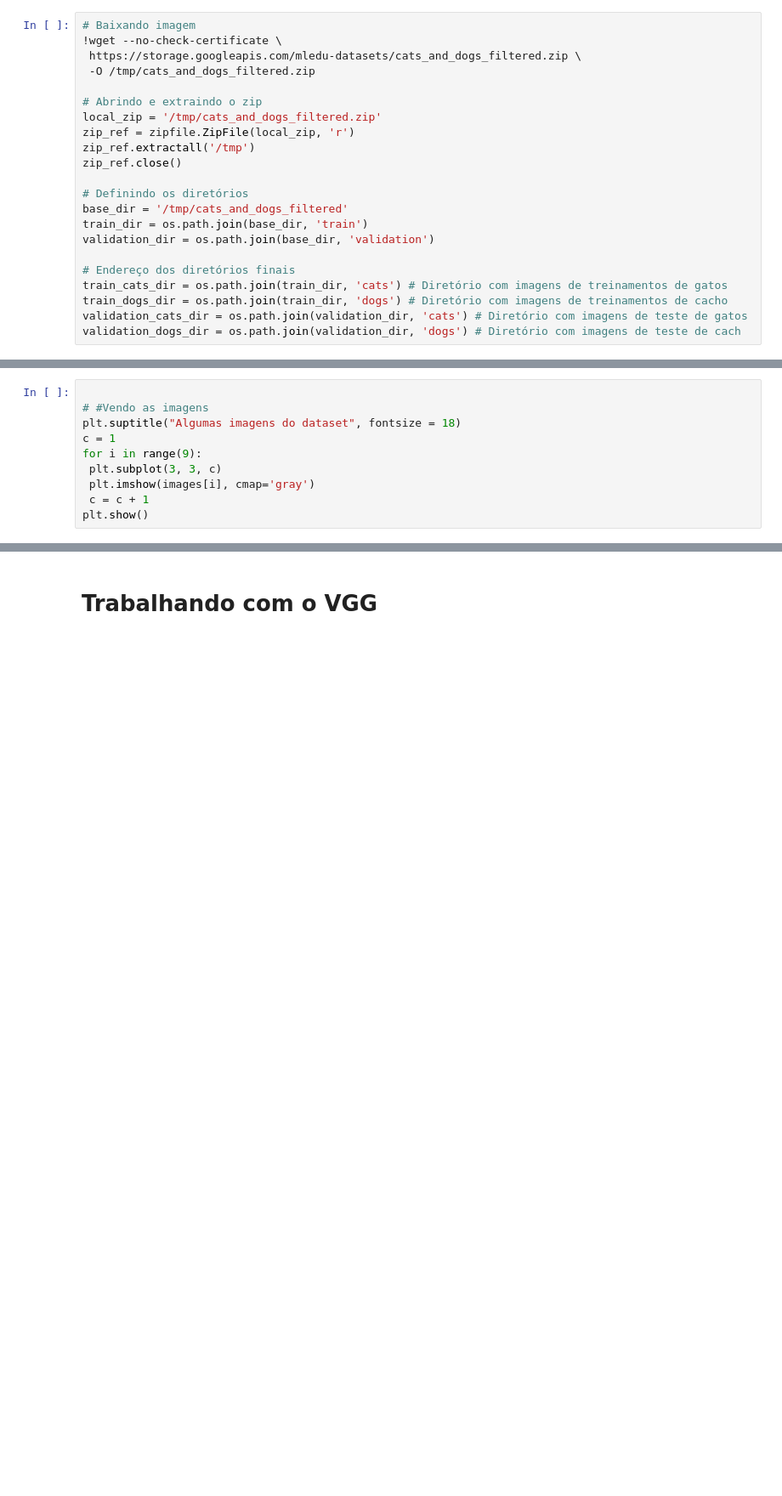
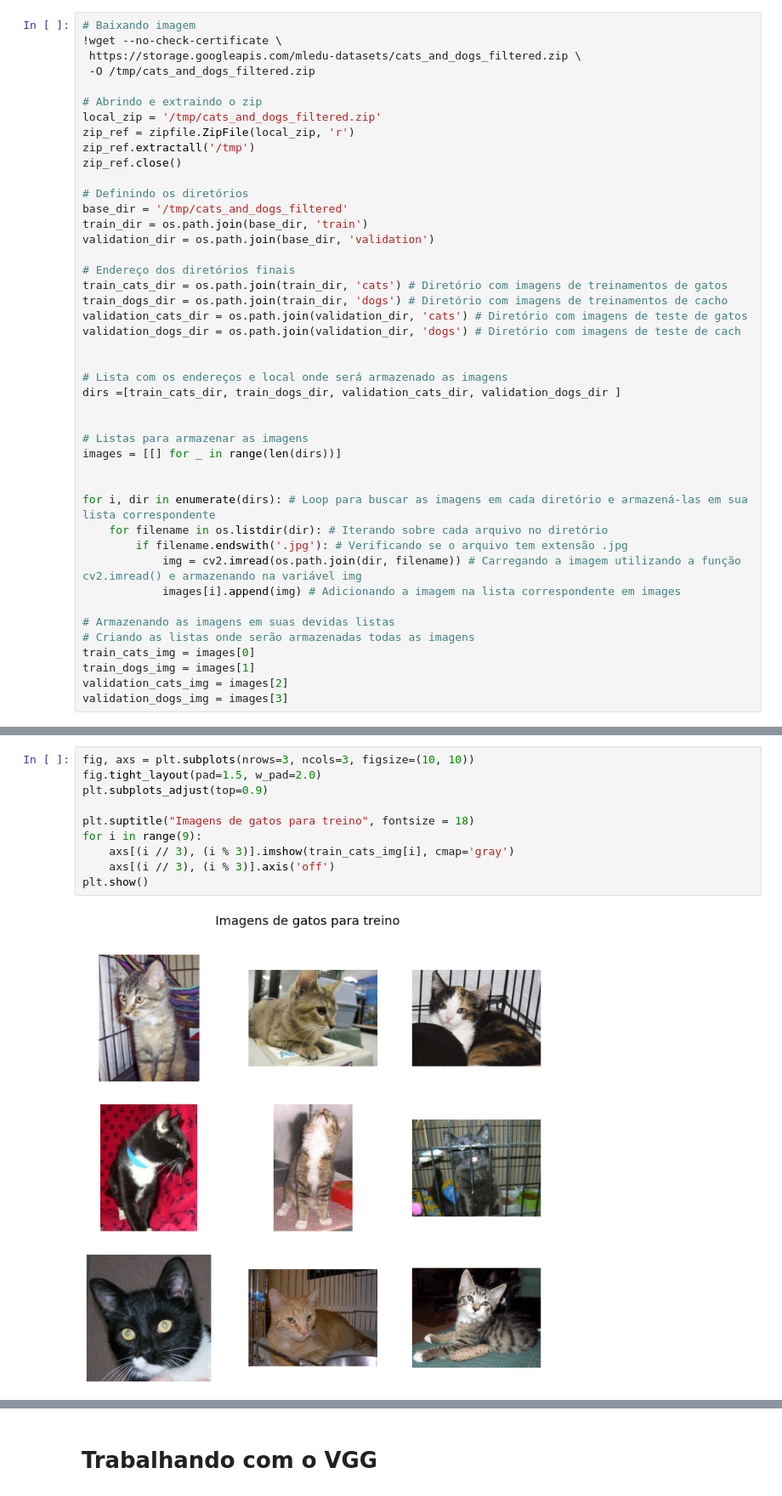
Before and after one commit to andreggalvao/Bootcamp_Arq_ML_XPE_2023_3A, a Jupyter notebook: Semana 1/Desafio_1.ipynb, the cells around one changed output, grey strips where cells are left out. Shown at 85% size. Cells and saved outputs as stored; diff of their text form; blank space fills up the shorter version.

```diff
--- a/Semana 1/Desafio_1.ipynb
+++ b/Semana 1/Desafio_1.ipynb
@@ -63,3 +59,25 @@ train_cats_dir = os.path.join(train_dir, 'cats') # Diretório com imagens de tre
 train_dogs_dir = os.path.join(train_dir, 'dogs') # Diretório com imagens de treinamentos de cacho
 validation_cats_dir = os.path.join(validation_dir, 'cats') # Diretório com imagens de teste de gatos
 validation_dogs_dir = os.path.join(validation_dir, 'dogs') # Diretório com imagens de teste de cach
+
+
+# Lista com os endereços e local onde será armazenado as imagens
+dirs =[train_cats_dir, train_dogs_dir, validation_cats_dir, validation_dogs_dir ]
+
+
+# Listas para armazenar as imagens
+images = [[] for _ in range(len(dirs))]
+
+
+for i, dir in enumerate(dirs): # Loop para buscar as imagens em cada diretório e armazená-las em sua lista correspondente
+    for filename in os.listdir(dir): # Iterando sobre cada arquivo no diretório
+        if filename.endswith('.jpg'): # Verificando se o arquivo tem extensão .jpg
+            img = cv2.imread(os.path.join(dir, filename)) # Carregando a imagem utilizando a função cv2.imread() e armazenando na variável img
+            images[i].append(img) # Adicionando a imagem na lista correspondente em images
+
+# Armazenando as imagens em suas devidas listas
+# Criando as listas onde serão armazenadas todas as imagens
+train_cats_img = images[0]
+train_dogs_img = images[1]
+validation_cats_img = images[2]
+validation_dogs_img = images[3]
@@ -118,10 +83,0 @@ Downloading data from https://storage.googleapis.com/tensorflow/tf-keras-dataset
-# %%
-
-# #Vendo as imagens
-plt.suptitle("Algumas imagens do dataset", fontsize = 18)
-c = 1
-for i in range(9):
- plt.subplot(3, 3, c)
- plt.imshow(images[i], cmap='gray')
- c = c + 1
-plt.show()
@@ -139,0 +86,12 @@ array([9, 0, 0, ..., 3, 0, 5], dtype=uint8)
+# %%
+fig, axs = plt.subplots(nrows=3, ncols=3, figsize=(10, 10))
+fig.tight_layout(pad=1.5, w_pad=2.0)
+plt.subplots_adjust(top=0.9)
+
+plt.suptitle("Imagens de gatos para treino", fontsize = 18)
+for i in range(9):
+    axs[(i // 3), (i % 3)].imshow(train_cats_img[i], cmap='gray')
+    axs[(i // 3), (i % 3)].axis('off')
+plt.show()
+# %% [output]
+[figure, added]
```
Also changed, not shown: parts of 23 cells of this notebook.
